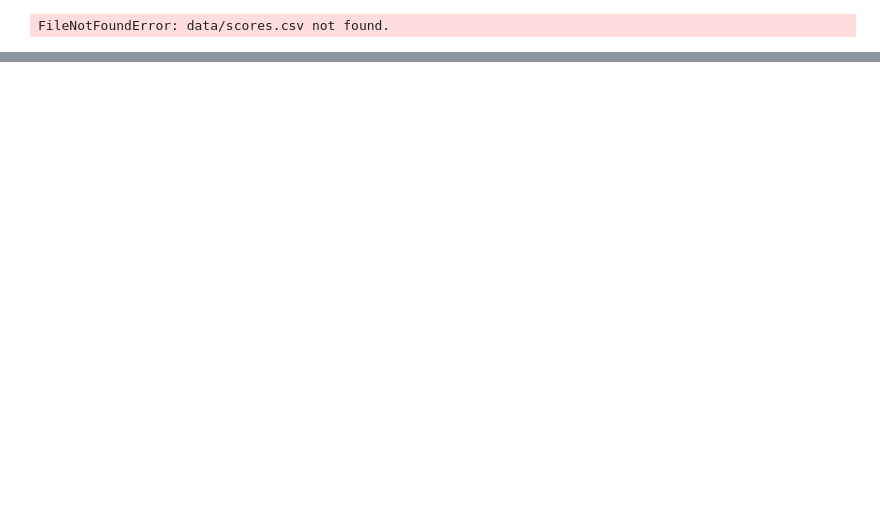
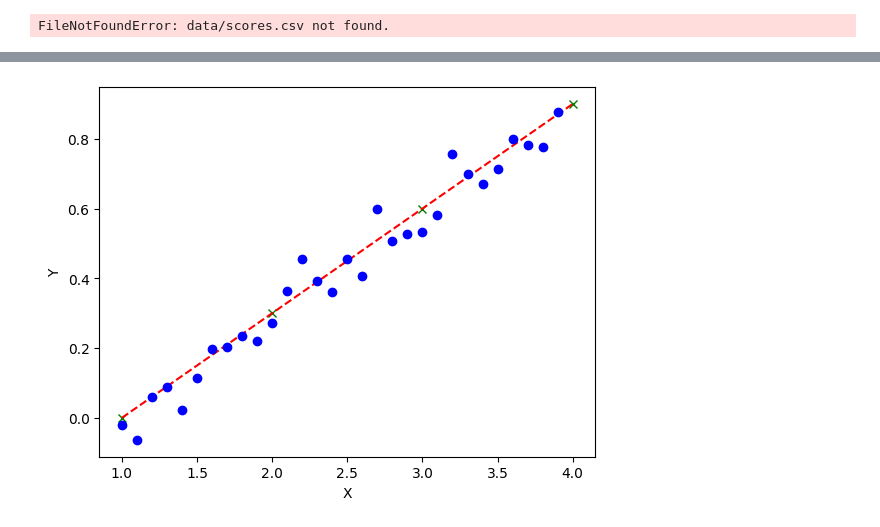
Before and after one commit to aeiou789/python101, a Jupyter notebook: Untitled-1.ipynb, the cells around one changed output, grey strips where cells are left out. Saved outputs shown, nothing was run; the diff lists cells and outputs as text; code cells hidden in the pictures; blank space fills up the shorter version.

```diff
--- a/Untitled-1.ipynb
+++ b/Untitled-1.ipynb
@@ -59,0 +142,17 @@ print(na.shape)
+# %%
+import numpy as np
+plt.plot([1,2,3,4] , [0,0.3,0.6,0.9] , 'gx' )
+plt.plot([1,2,3,4] , [0,0.3,0.6,0.9] , 'r--' )
+
+X = 1 + np.arange(30)/10
+delta = np.random.uniform(low = -0.1 ,high = 0.1 , size = (30,))
+
+Y = 0.3*X - 0.3 +delta
+plt.plot(X, Y, 'bo')
+
+plt.ylabel('Y')
+plt.xlabel('X')
+
+plt.show()
+# %% [output]
+[figure, added]
```
Also changed, not shown: parts of 35 cells of this notebook, 2 other files.
